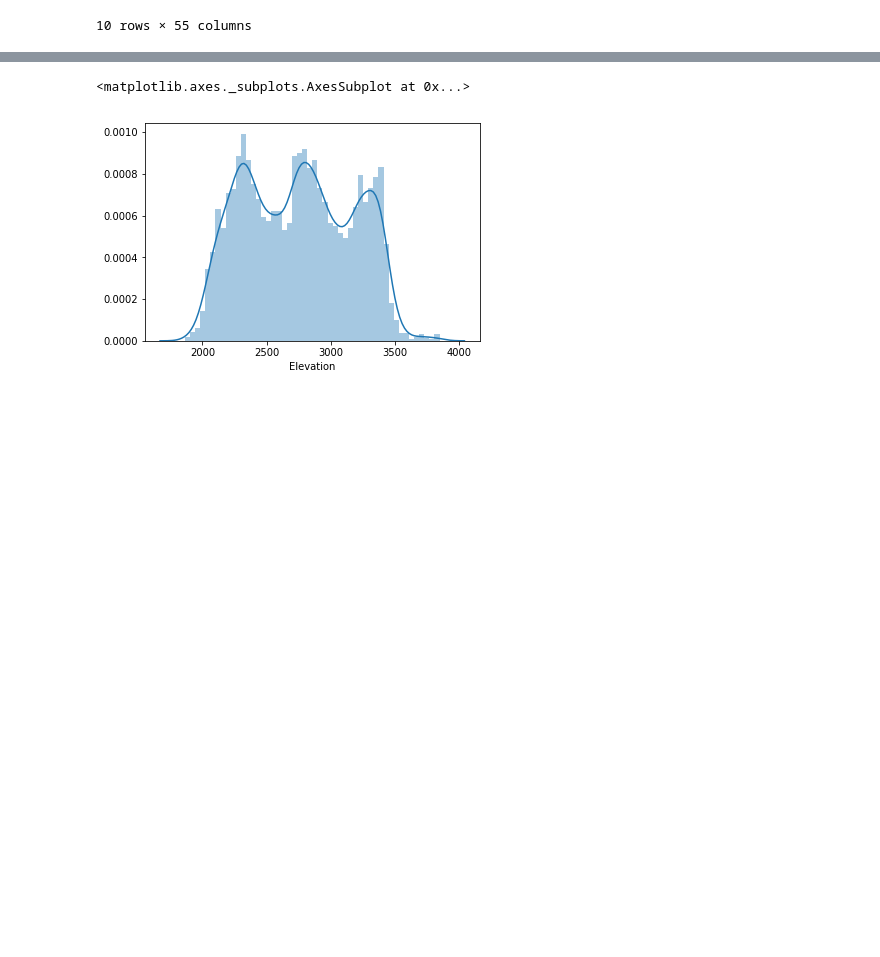
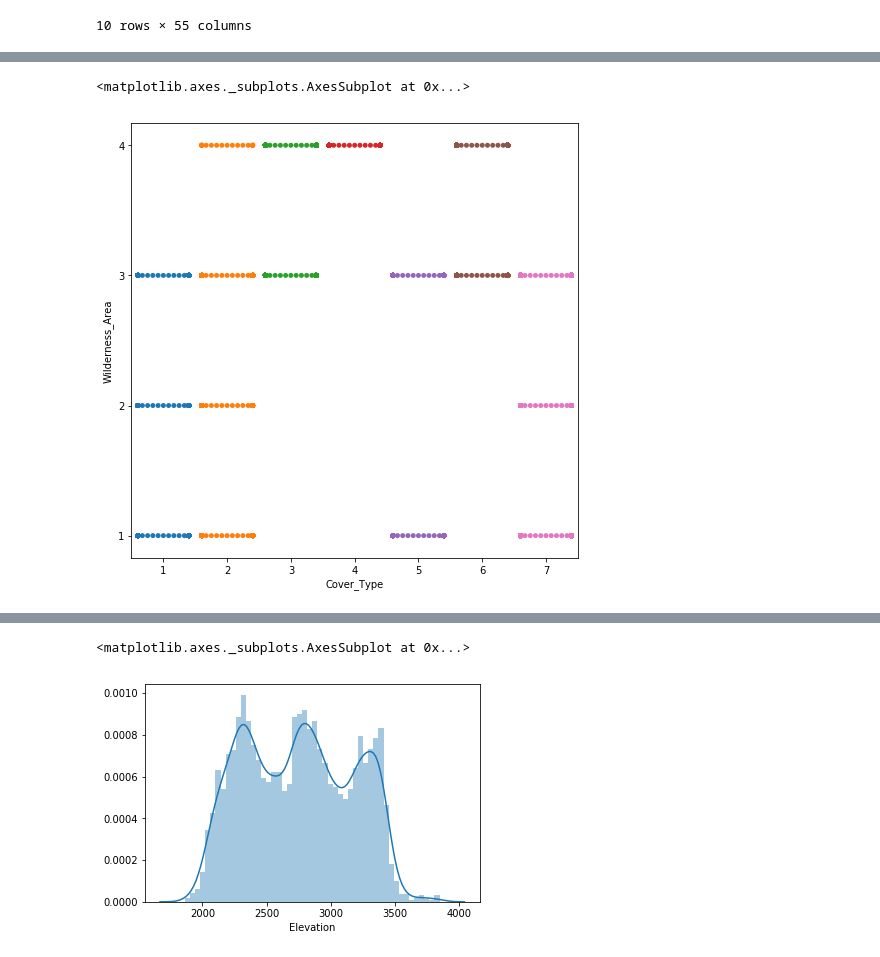
Before and after one commit to ttrumbly/Forest_Cover, a Jupyter notebook: forest_cover_project_3_eda.ipynb, the cells around one changed output, grey strips where cells are left out. Cells and saved outputs as stored; diff of their text form; code cells hidden in the pictures; blank space fills up the shorter version.

```diff
--- a/forest_cover_project_3_eda.ipynb
+++ b/forest_cover_project_3_eda.ipynb
@@ -91,0 +166,6 @@ sns.lmplot(x='Elevation', y='Cover_Type', data=train)
+# %%
+fig = plt.subplots(figsize=(8,8))
+sns.swarmplot(x='Cover_Type',y='Wilderness_Area', data=train_clas)
+# %% [output]
+<matplotlib.axes._subplots.AxesSubplot at 0x...>
+[figure, added]
```
Also changed, not shown: parts of 84 cells of this notebook, 7 other files.
